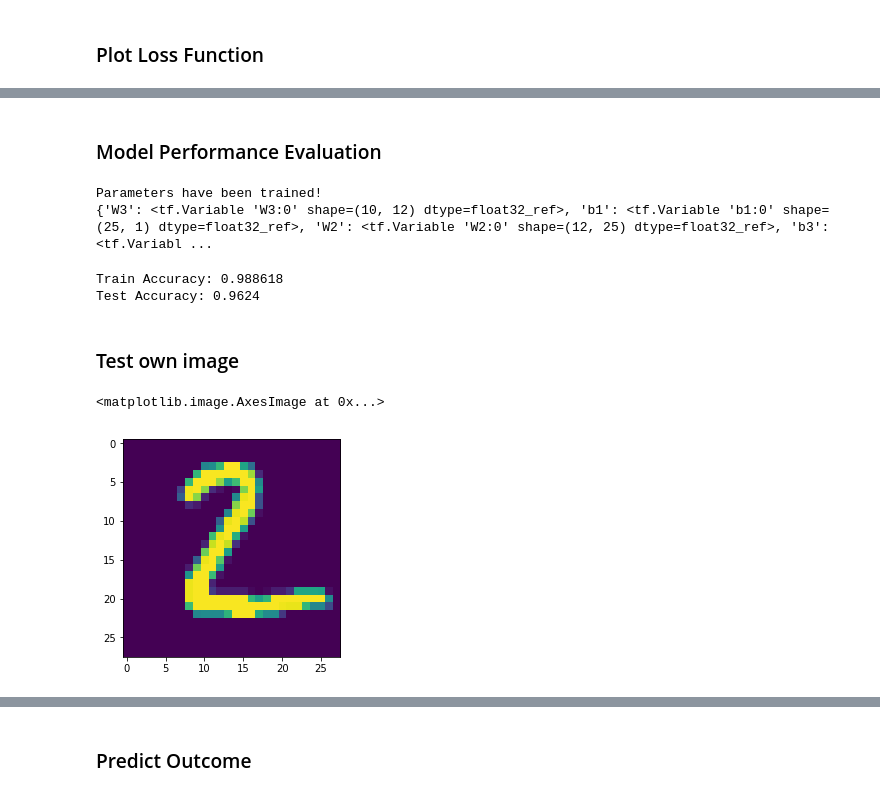
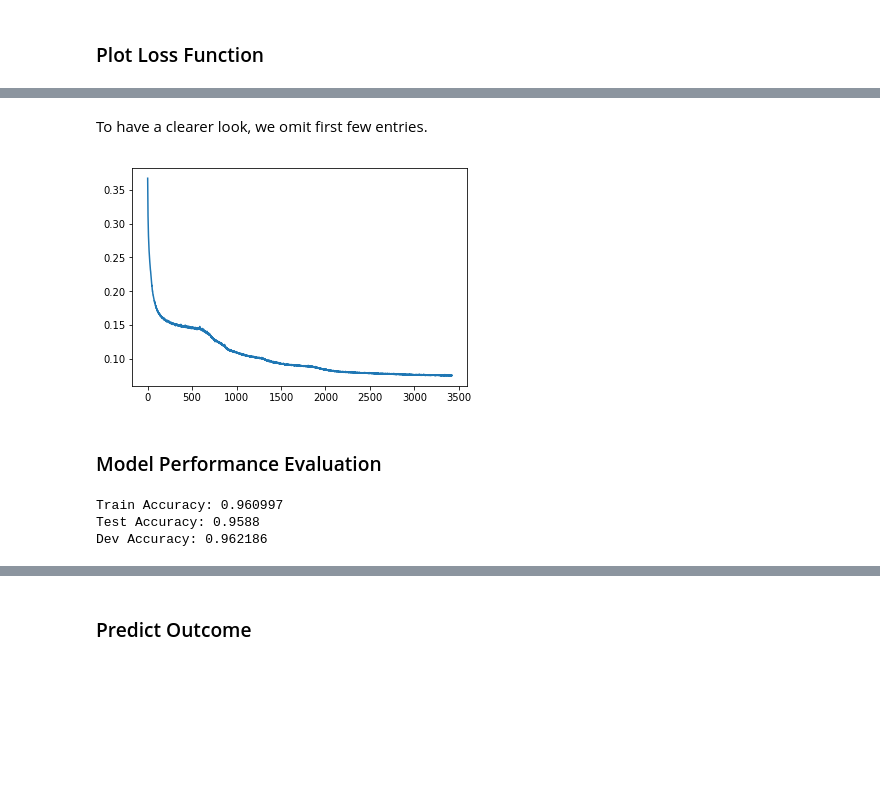
Before and after one commit to jadoonengr/Civil-Concrete-Damage, a Jupyter notebook: Civil-Concrete-Damage-DNN.ipynb, the cells around one changed output, grey strips where cells are left out. Drawn from its saved outputs; the diff is of its cells as text; code cells hidden in the pictures; blank space fills up the shorter version.

```diff
--- a/Civil-Concrete-Damage-DNN.ipynb
+++ b/Civil-Concrete-Damage-DNN.ipynb
@@ -286,20 +336,12 @@ plt.show()
+# %% [markdown]
+To have a clearer look, we omit first few entries.
+# %%
+plt.plot(np.squeeze(costs[10:]));
+# %% [output]
+[figure, added]
 # %% [markdown]
 ### Model Performance Evaluation
-# %%
-parameters = {"W1": W1,
-                  "b1": b1,
-                  "W2": W2,
-                  "b2": b2,
-                  "W3": W3,
-                  "b3": b3}
-
-print ("Parameters have been trained!")
-print(parameters)
-# %% [output]
-Parameters have been trained!
-{'W3': <tf.Variable 'W3:0' shape=(10, 12) dtype=float32_ref>, 'b1': <tf.Variable 'b1:0' shape=(25, 1) dtype=float32_ref>, 'W2': <tf.Variable 'W2:0' shape=(12, 25) dtype=float32_ref>, 'b3': <tf.Variabl ...
 # %%
-
 # Calculate the correct predictions
 correct_prediction = tf.equal(tf.argmax(Z3), tf.argmax(Y))
 
@@ -308,16 +350,8 @@ accuracy = tf.reduce_mean(tf.cast(correct_prediction, "float"))
 
 print ("Train Accuracy:", accuracy.eval({X: X_train, Y: Y_train}, session=sess))
 print ("Test Accuracy:", accuracy.eval({X: X_test, Y: Y_test}, session=sess))
+print ("Dev Accuracy:", accuracy.eval({X: X_dev, Y: Y_dev}, session=sess))
 # %% [output]
-Train Accuracy: 0.988618
-Test Accuracy: 0.9624
+Train Accuracy: 0.960997
+Test Accuracy: 0.9588
+Dev Accuracy: 0.962186
-# %% [markdown]
-### Test own image
-# %%
-pic = X_test[:,1]
-pic = pic.reshape(28,28)
-pic.shape
-plt.imshow(pic)
-# %% [output]
-<matplotlib.image.AxesImage at 0x...>
-[figure, removed]
```
Also changed, not shown: parts of 49 cells of this notebook, 2 other files.
